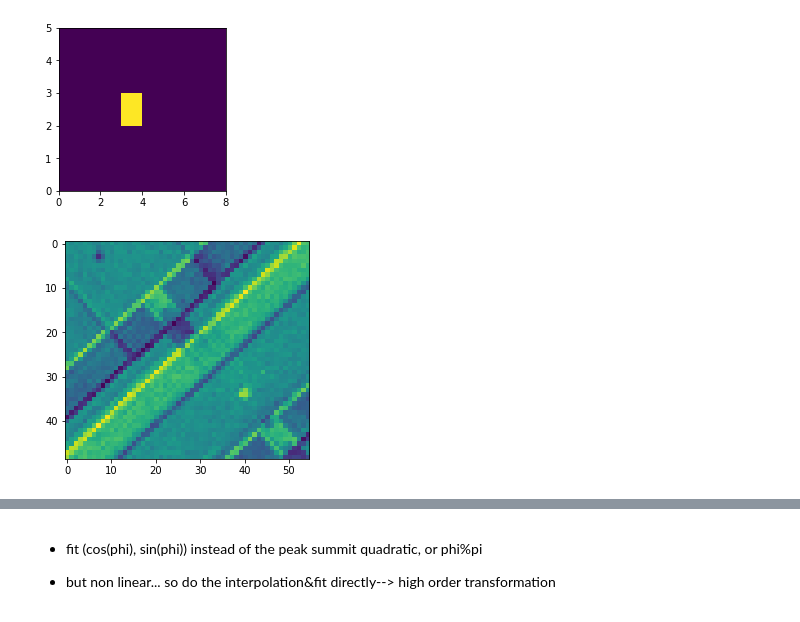
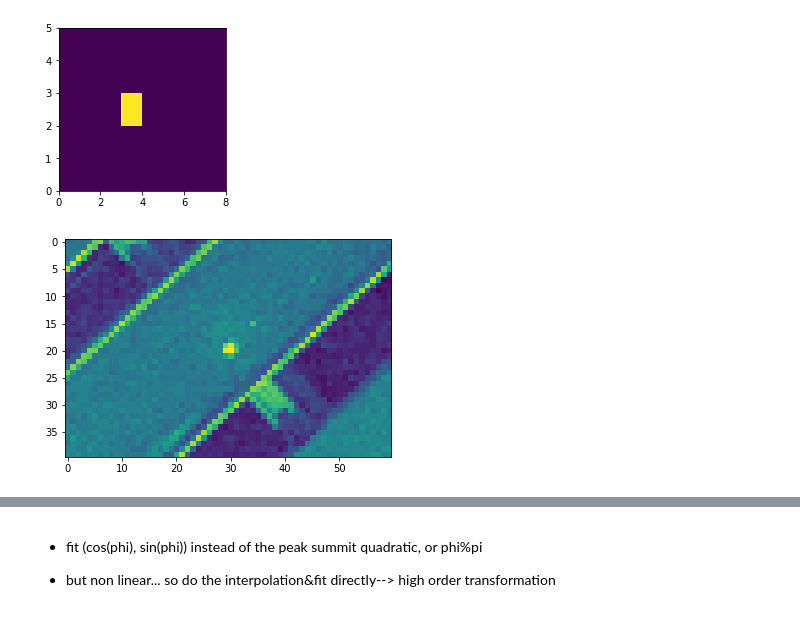
Before and after one commit to xdze2/stretchablecorr, a Jupyter notebook: toy_models/opti_corr.ipynb, the cells around one changed output, grey strips where cells are left out. Cells and saved outputs as stored; diff of their text form; code cells hidden in the pictures.

```diff
--- a/toy_models/opti_corr.ipynb
+++ b/toy_models/opti_corr.ipynb
@@ -74,13 +77,14 @@ plt.pcolormesh(B)
 # %%
 # Translate & Crop
 
-dx, dy = 5.4, 6.6
+dx, dy = 4.32, 0.35#5.4, 6.6
 
-x, y = 570, 654
-Lx, Ly = 55, 49
+x, y = 580, 668
+Lx, Ly = 60, 40
 A = image[y:y+Ly, x:x+Lx]
-B = fft_translate(image, dx, dy)[y:y+Ly, x:x+Lx]
+B = rotate(image, 13, center=(x+Lx/2, y+Ly/2))
+B = fft_translate(B, dx, dy)[y:y+Ly, x:x+Lx]
 B += 0.005*np.random.randn(*B.shape)
-plt.imshow(A-B);
+plt.imshow(A);
 # %% [output]
-[figure, old version]
+[figure, new version]
```
Also changed, not shown: parts of 24 cells of this notebook, 2 other files.
